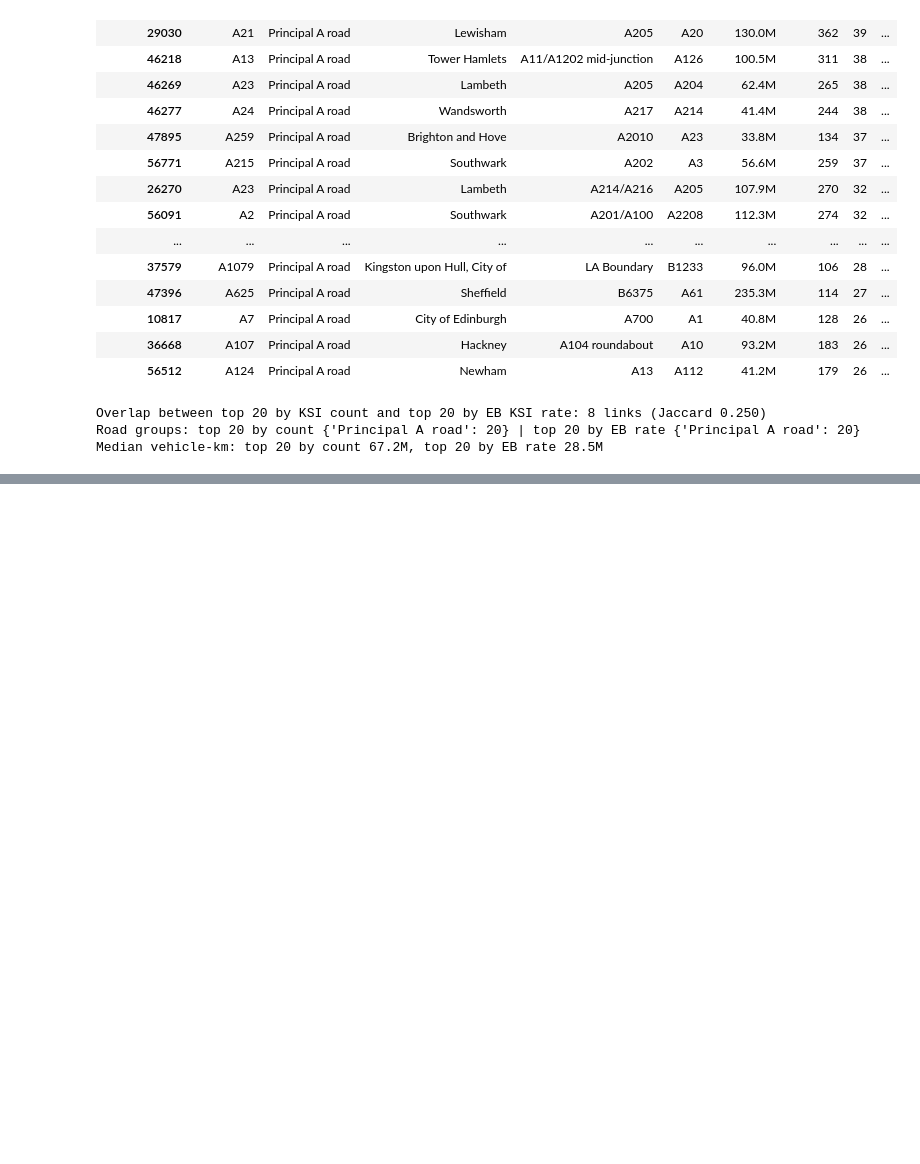
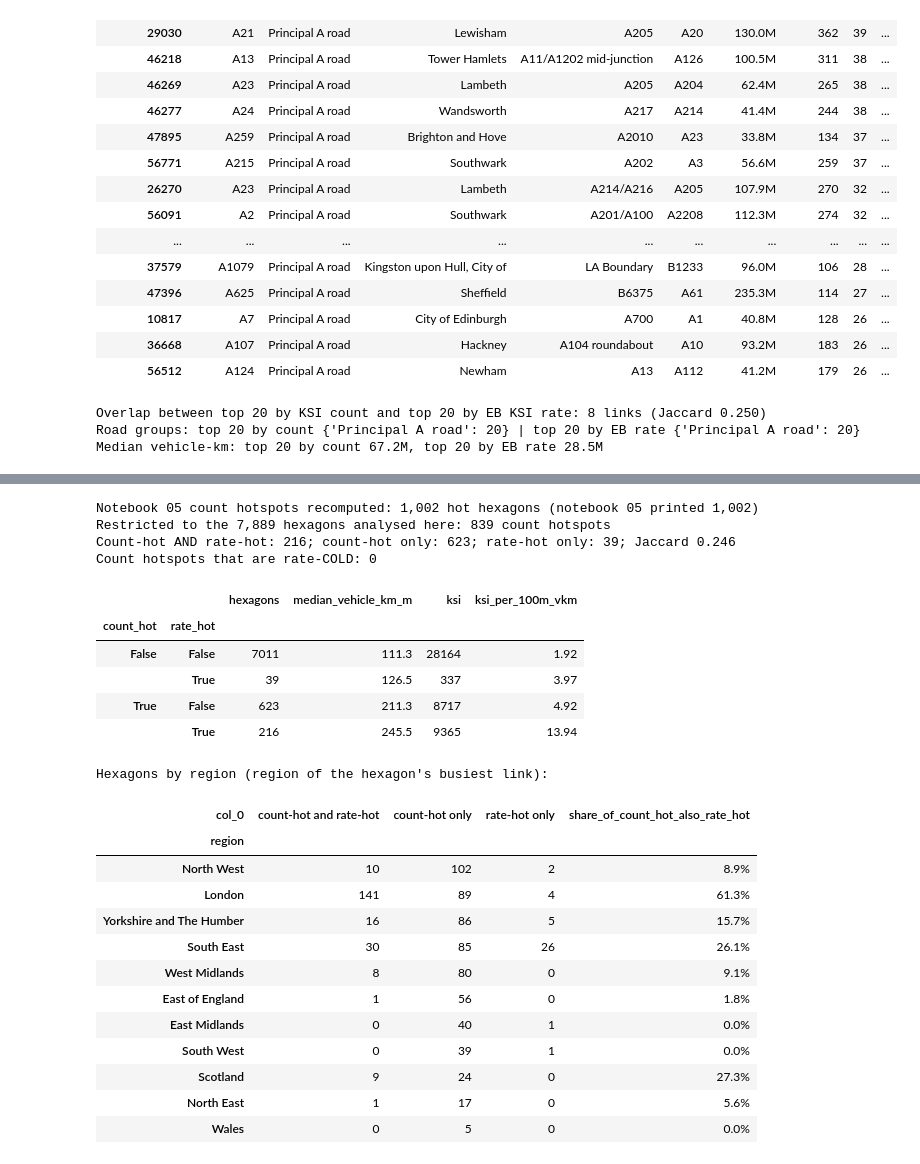
Before and after one commit to maryam843/uk-road-accident-analytics, a Jupyter notebook: notebooks/08_traffic_adjusted_hotspots.ipynb, the cells around one changed output, grey strips where cells are left out. Drawn from its saved outputs; the diff is of its cells as text; code cells hidden in the pictures; blank space fills up the shorter version.

```diff
--- a/notebooks/08_traffic_adjusted_hotspots.ipynb
+++ b/notebooks/08_traffic_adjusted_hotspots.ipynb
@@ -420,0 +480,59 @@ plt.show()
+# %%
+# Notebook 05's count hotspots, recomputed with the same code and inputs.
+c05 = pd.read_parquet(PROCESSED / config.COLLISIONS_PARQUET, columns=["collision_year", "latitude", "longitude",
+                                                                      "coord_valid", "ksi"])
+c05 = c05[c05["collision_year"].between(*YEARS) & c05["coord_valid"]]
+c05 = c05.assign(cell=spatial.to_cells(c05["latitude"], c05["longitude"], GB_RES), ksi=c05["ksi"].astype(int))
+hex05 = c05.groupby("cell").agg(collisions=("ksi", "size"), ksi=("ksi", "sum")).join(
+    spatial.cell_centroids(c05["cell"].unique()))
+gi05 = spatial.gi_star(hex05["ksi"], spatial.knn_weights(spatial.local_xy_km(hex05["lat"], hex05["lon"]), K),
+                       index=hex05.index)
+count_hot_all = set(hex05.index[gi05["cluster"] == "hot"])
+print(f"Notebook 05 count hotspots recomputed: {len(count_hot_all):,} hot hexagons (notebook 05 printed 1,002)")
+same = set(hexr.index)
+count_hot = count_hot_all & same
+print(f"Restricted to the {len(same):,} hexagons analysed here: {len(count_hot):,} count hotspots")
+print(f"Count-hot AND rate-hot: {len(count_hot & rate_hot):,}; count-hot only: {len(count_hot - rate_hot):,}; "
+      f"rate-hot only: {len(rate_hot - count_hot):,}; Jaccard {evaluate.jaccard(count_hot, rate_hot):.3f}")
+print(f"Count hotspots that are rate-COLD: {len(count_hot & rate_cold):,}")
+cmp = hexr.assign(count_hot=hexr.index.isin(count_hot), rate_hot=hexr.index.isin(rate_hot))
+prof = cmp.groupby(["count_hot", "rate_hot"]).agg(hexagons=("ksi", "size"),
+                                                  median_vehicle_km_m=("vehicle_km", lambda s: s.median() / 1e6),
+                                                  ksi=("ksi", "sum"), vehicle_km=("vehicle_km", "sum"))
+prof["ksi_per_100m_vkm"] = prof["ksi"] / prof["vehicle_km"] * PER
+display(prof.drop(columns="vehicle_km").style.format({"median_vehicle_km_m": "{:,.1f}", "ksi_per_100m_vkm": "{:.2f}"}))
+hex_region = (link.assign(cell=spatial.to_cells(link["lat"], link["lon"], GB_RES)).sort_values("vehicle_km")
+              .drop_duplicates("cell", keep="last").set_index("cell")["region"])
+kind = pd.Series(np.select([cmp["count_hot"] & cmp["rate_hot"], cmp["count_hot"], cmp["rate_hot"]],
+                           ["count-hot and rate-hot", "count-hot only", "rate-hot only"], "neither"), index=cmp.index)
+by_region = pd.crosstab(hex_region.reindex(cmp.index), kind).drop(columns="neither")
+by_region["share_of_count_hot_also_rate_hot"] = by_region["count-hot and rate-hot"] / (
+    by_region["count-hot and rate-hot"] + by_region["count-hot only"])
+print("Hexagons by region (region of the hexagon's busiest link):")
+display(by_region.sort_values("count-hot only", ascending=False).style.format(
+    {"share_of_count_hot_also_rate_hot": "{:.1%}"}, na_rep="-"))
+# %% [output]
+Notebook 05 count hotspots recomputed: 1,002 hot hexagons (notebook 05 printed 1,002)
+Restricted to the 7,889 hexagons analysed here: 839 count hotspots
+Count-hot AND rate-hot: 216; count-hot only: 623; rate-hot only: 39; Jaccard 0.246
+Count hotspots that are rate-COLD: 0
+|  |  | hexagons | median_vehicle_km_m | ksi | ksi_per_100m_vkm |
+| count_hot | rate_hot |  |  |  |  |
+| False | False | 7011 | 111.3 | 28164 | 1.92 |
+|  | True | 39 | 126.5 | 337 | 3.97 |
+| True | False | 623 | 211.3 | 8717 | 4.92 |
+|  | True | 216 | 245.5 | 9365 | 13.94 |
+Hexagons by region (region of the hexagon's busiest link):
+| col_0 | count-hot and rate-hot | count-hot only | rate-hot only | share_of_count_hot_also_rate_hot |
+| region |  |  |  |  |
+| North West | 10 | 102 | 2 | 8.9% |
+| London | 141 | 89 | 4 | 61.3% |
+| Yorkshire and The Humber | 16 | 86 | 5 | 15.7% |
+| South East | 30 | 85 | 26 | 26.1% |
+| West Midlands | 8 | 80 | 0 | 9.1% |
+| East of England | 1 | 56 | 0 | 1.8% |
+| East Midlands | 0 | 40 | 1 | 0.0% |
+| South West | 0 | 39 | 1 | 0.0% |
+| Scotland | 9 | 24 | 0 | 27.3% |
+| North East | 1 | 17 | 0 | 5.6% |
+| Wales | 0 | 5 | 0 | 0.0% |
```
Also changed, not shown: parts of 11 cells of this notebook, 2 other files.
